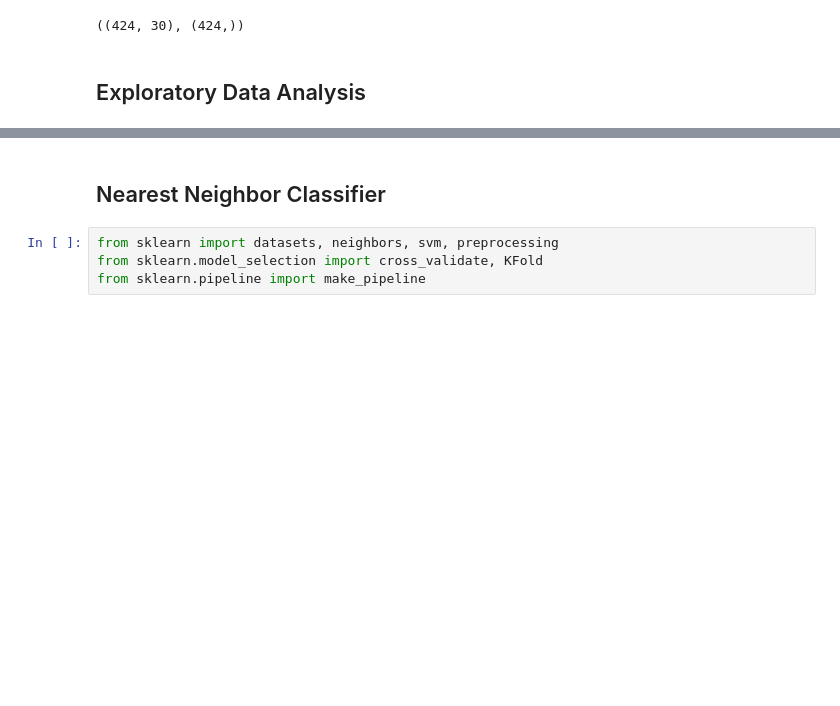
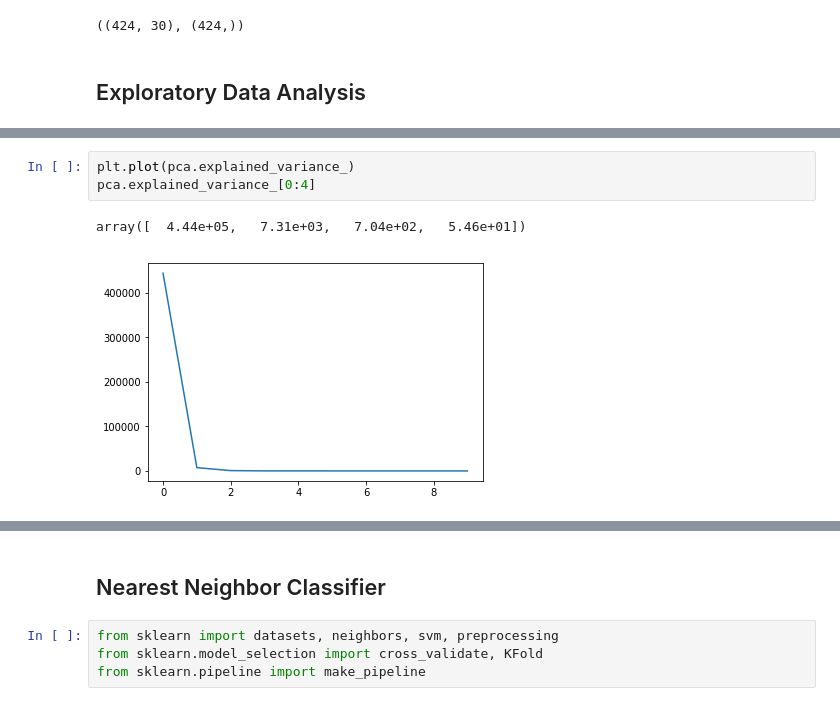
Before and after one commit to ahmadnish/FOML2017, a Jupyter notebook: jannik.ipynb, the cells around one changed output, grey strips where cells are left out. Drawn from its saved outputs; the diff is of its cells as text; blank space fills up the shorter version.

```diff
--- a/jannik.ipynb
+++ b/jannik.ipynb
@@ -74,0 +105,6 @@ X_balanced.shape, Y_balanced.shape
+# %%
+plt.plot(pca.explained_variance_)
+pca.explained_variance_[0:4]
+# %% [output]
+array([  4.44e+05,   7.31e+03,   7.04e+02,   5.46e+01])
+[figure, added]
```
Also changed, not shown: parts of 12 cells of this notebook.
